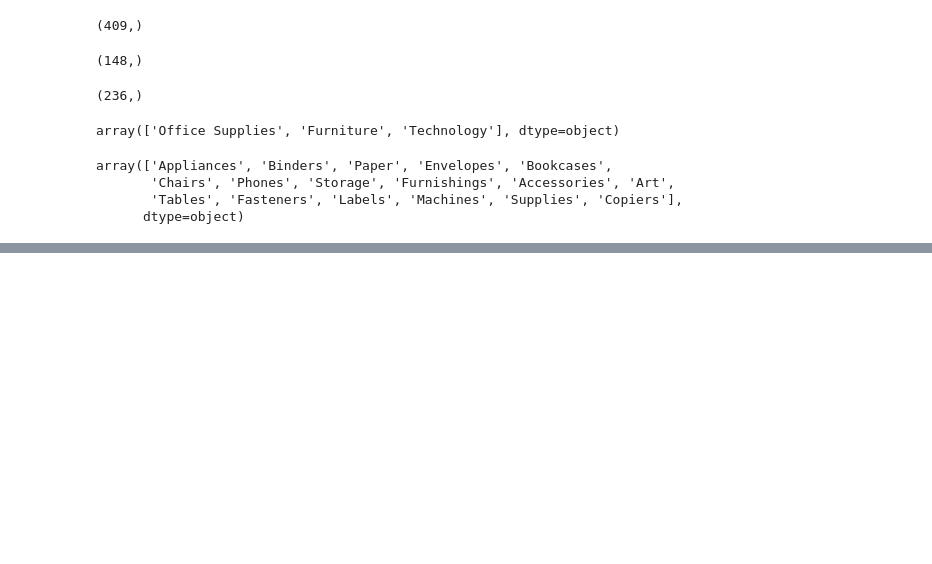
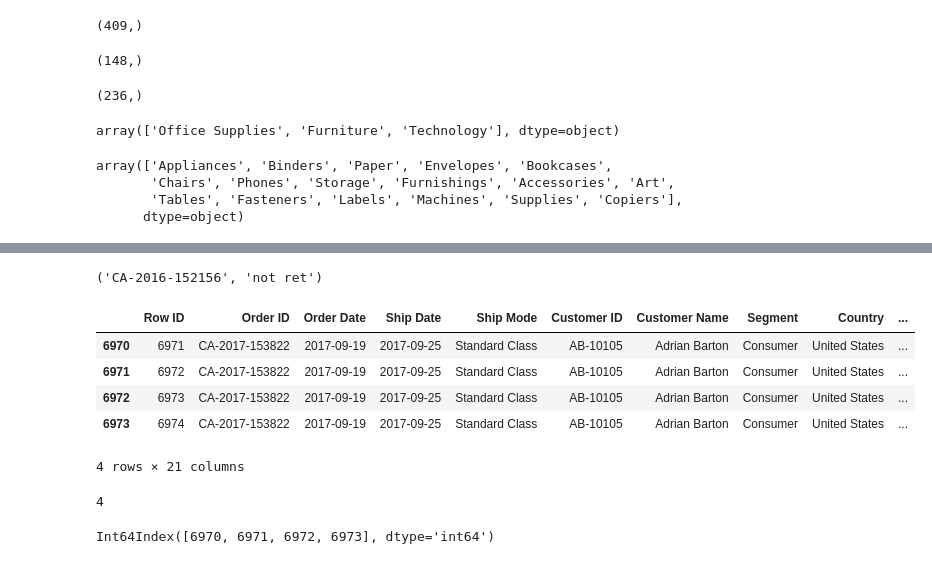
Before and after one commit to Sonia911/Pandas-Assignment, a Jupyter notebook: Super Store Data.ipynb, the cells around one changed output, grey strips where cells are left out. Drawn from its saved outputs; the diff is of its cells as text; code cells hidden in the pictures; blank space fills up the shorter version.

```diff
--- a/Super Store Data.ipynb
+++ b/Super Store Data.ipynb
@@ -542,0 +667,4 @@ array(['Appliances', 'Binders', 'Paper', 'Envelopes', 'Bookcases',
+# %%
+# list of returns :
+
+b=pd.read_excel("Sample - Superstore.xls","Returns")
@@ -542,0 +708,35 @@ array(['Appliances', 'Binders', 'Paper', 'Envelopes', 'Bookcases',
+# %%
+# to check whether any Order ID is returned or not and if returned entire data of that particular ID:
+
+
+def returns(q):
+    for i in b["Order ID"]:
+        if q==i:
+            for j in a["Order ID"]:
+                if q==j:
+                    return a[a["Order ID"]==q]
+    else:
+        return (q, "not ret")
+# %%
+returns("CA-2016-152156")
+# %% [output]
+('CA-2016-152156', 'not ret')
+# %%
+returns("CA-2017-153822")
+# %% [output]
+|  | Row ID | Order ID | Order Date | Ship Date | Ship Mode | Customer ID | Customer Name | Segment | Country | ... |
+| 6970 | 6971 | CA-2017-153822 | 2017-09-19 | 2017-09-25 | Standard Class | AB-10105 | Adrian Barton | Consumer | United States | ... |
+| 6971 | 6972 | CA-2017-153822 | 2017-09-19 | 2017-09-25 | Standard Class | AB-10105 | Adrian Barton | Consumer | United States | ... |
+| 6972 | 6973 | CA-2017-153822 | 2017-09-19 | 2017-09-25 | Standard Class | AB-10105 | Adrian Barton | Consumer | United States | ... |
+| 6973 | 6974 | CA-2017-153822 | 2017-09-19 | 2017-09-25 | Standard Class | AB-10105 | Adrian Barton | Consumer | United States | ... |
+4 rows × 21 columns
+# %%
+# frequency of the "Return ID" in the entire data:
+
+returns("CA-2017-153822").shape[0]
+# %% [output]
+4
+# %%
+returns("CA-2017-153822").index
+# %% [output]
+Int64Index([6970, 6971, 6972, 6973], dtype='int64')
```
Also changed, not shown: parts of 18 cells of this notebook.
